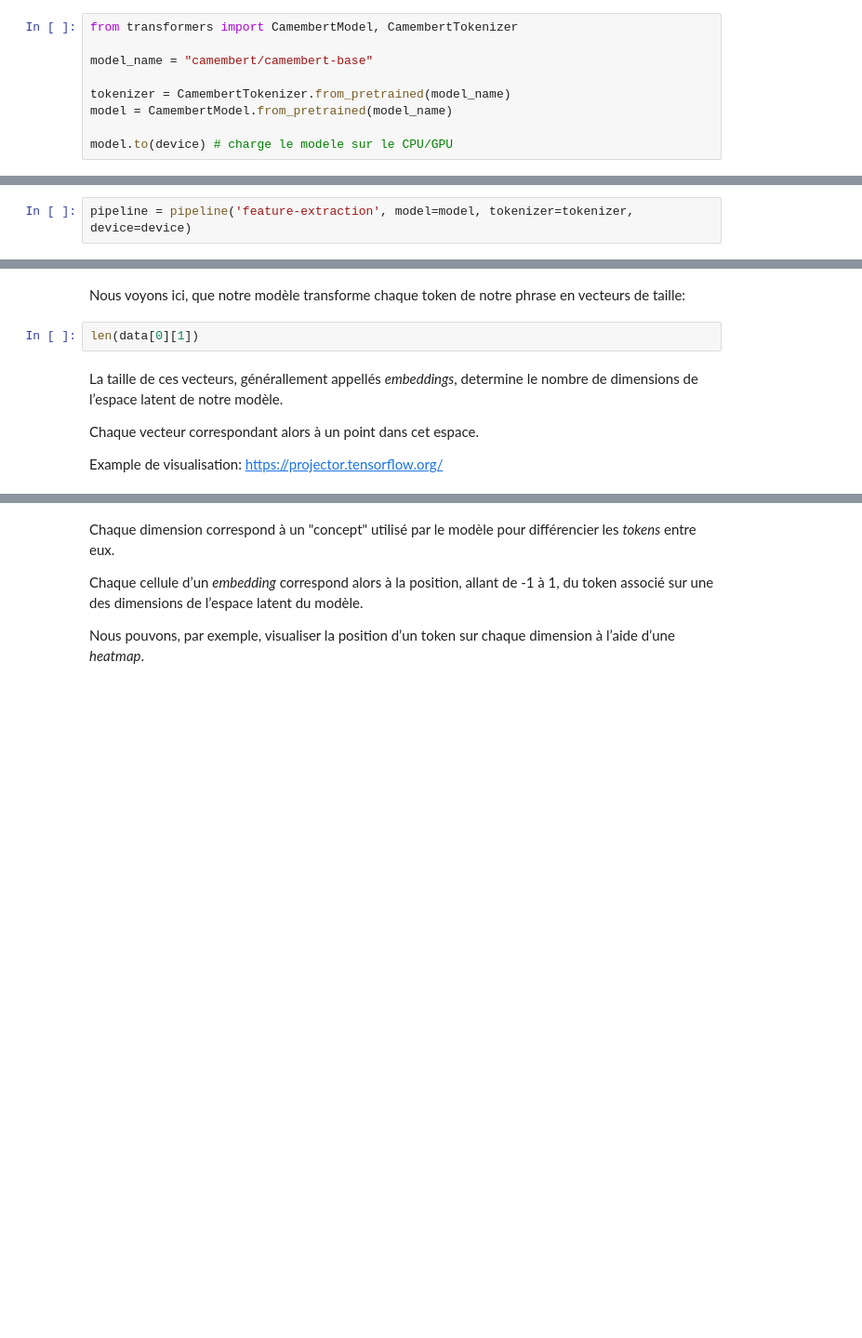
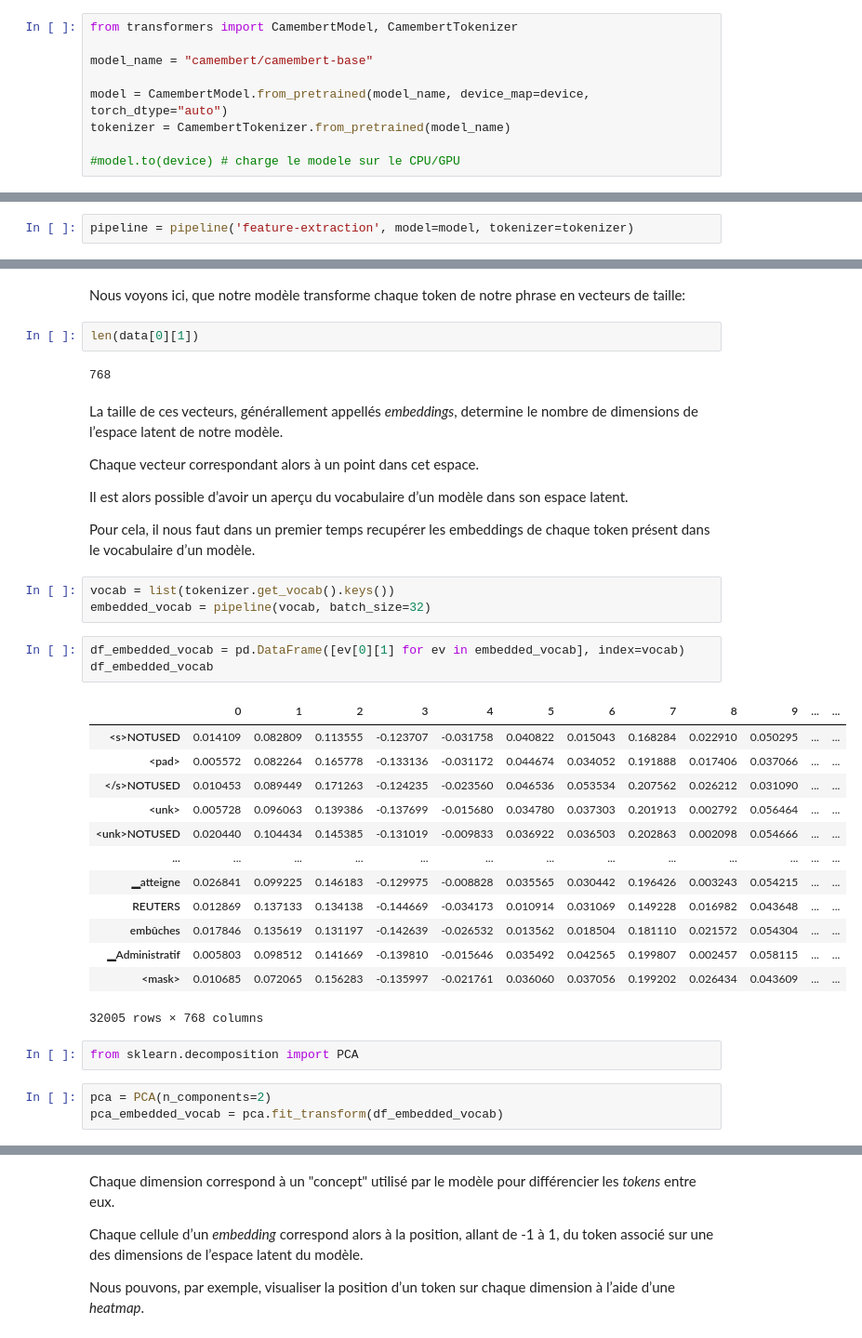
Before and after one commit to a-t-richard/DU-IAS-Atelier-NLP, a Jupyter notebook: DU_IAS_Atelier_NLP.ipynb, the cells around one changed output, grey strips where cells are left out. Shown at 93% size. Cells and saved outputs as stored; diff of their text form; blank space fills up the shorter version.

Commit message:
test latent space visualization

```diff
--- a/DU_IAS_Atelier_NLP.ipynb
+++ b/DU_IAS_Atelier_NLP.ipynb
@@ -63,10 +94,10 @@ from transformers import CamembertModel, CamembertTokenizer
 
 model_name = "camembert/camembert-base"
 
+model = CamembertModel.from_pretrained(model_name, device_map=device, torch_dtype="auto")
 tokenizer = CamembertTokenizer.from_pretrained(model_name)
-model = CamembertModel.from_pretrained(model_name)
 
-model.to(device) # charge le modele sur le CPU/GPU
+#model.to(device) # charge le modele sur le CPU/GPU
 # %% [markdown]
 ### 1.1 Tokenization et encodage
 # %% [markdown]
@@ -105,7 +140,7 @@ Cette classe permet d’utiliser nos modèles sur divers problèmes.
 
 Ici, nous allons l’utiliser pour effectuer de la *feature-extraction* et ainsi obtenir les représentations interne des phrases fournies à notre modèle.
 # %%
-pipeline = pipeline('feature-extraction', model=model, tokenizer=tokenizer, device=device)
+pipeline = pipeline('feature-extraction', model=model, tokenizer=tokenizer)
 # %% [markdown]
 Par exemple:
 # %%
@@ -115,9 +154,38 @@ print(data)
 Nous voyons ici, que notre modèle transforme chaque token de notre phrase en vecteurs de taille:
 # %%
 len(data[0][1])
+# %% [output]
+768
 # %% [markdown]
 La taille de ces vecteurs, générallement appellés *embeddings*, determine le nombre de dimensions de l’espace latent de notre modèle.
 
 Chaque vecteur correspondant alors à un point dans cet espace.
 
-Example de visualisation: https://projector.tensorflow.org/
+Il est alors possible d’avoir un aperçu du vocabulaire d’un modèle dans son espace latent.
+
+Pour cela, il nous faut dans un premier temps recupérer les embeddings de chaque token présent dans le vocabulaire d’un modèle.
+# %%
+vocab = list(tokenizer.get_vocab().keys())
+embedded_vocab = pipeline(vocab, batch_size=32)
+# %%
+df_embedded_vocab = pd.DataFrame([ev[0][1] for ev in embedded_vocab], index=vocab)
+df_embedded_vocab
+# %% [output]
+|  | 0 | 1 | 2 | 3 | 4 | 5 | 6 | 7 | 8 | 9 | ... | ... |
+| <s>NOTUSED | 0.014109 | 0.082809 | 0.113555 | -0.123707 | -0.031758 | 0.040822 | 0.015043 | 0.168284 | 0.022910 | 0.050295 | ... | ... |
+| <pad> | 0.005572 | 0.082264 | 0.165778 | -0.133136 | -0.031172 | 0.044674 | 0.034052 | 0.191888 | 0.017406 | 0.037066 | ... | ... |
+| </s>NOTUSED | 0.010453 | 0.089449 | 0.171263 | -0.124235 | -0.023560 | 0.046536 | 0.053534 | 0.207562 | 0.026212 | 0.031090 | ... | ... |
+| <unk> | 0.005728 | 0.096063 | 0.139386 | -0.137699 | -0.015680 | 0.034780 | 0.037303 | 0.201913 | 0.002792 | 0.056464 | ... | ... |
+| <unk>NOTUSED | 0.020440 | 0.104434 | 0.145385 | -0.131019 | -0.009833 | 0.036922 | 0.036503 | 0.202863 | 0.002098 | 0.054666 | ... | ... |
+| ... | ... | ... | ... | ... | ... | ... | ... | ... | ... | ... | ... | ... |
+| ▁atteigne | 0.026841 | 0.099225 | 0.146183 | -0.129975 | -0.008828 | 0.035565 | 0.030442 | 0.196426 | 0.003243 | 0.054215 | ... | ... |
+| REUTERS | 0.012869 | 0.137133 | 0.134138 | -0.144669 | -0.034173 | 0.010914 | 0.031069 | 0.149228 | 0.016982 | 0.043648 | ... | ... |
+| embûches | 0.017846 | 0.135619 | 0.131197 | -0.142639 | -0.026532 | 0.013562 | 0.018504 | 0.181110 | 0.021572 | 0.054304 | ... | ... |
+| ▁Administratif | 0.005803 | 0.098512 | 0.141669 | -0.139810 | -0.015646 | 0.035492 | 0.042565 | 0.199807 | 0.002457 | 0.058115 | ... | ... |
+| <mask> | 0.010685 | 0.072065 | 0.156283 | -0.135997 | -0.021761 | 0.036060 | 0.037056 | 0.199202 | 0.026434 | 0.043609 | ... | ... |
+32005 rows × 768 columns
+# %%
+from sklearn.decomposition import PCA
+# %%
+pca = PCA(n_components=2)
+pca_embedded_vocab = pca.fit_transform(df_embedded_vocab)
```
Also changed, not shown: parts of 14 cells of this notebook.
